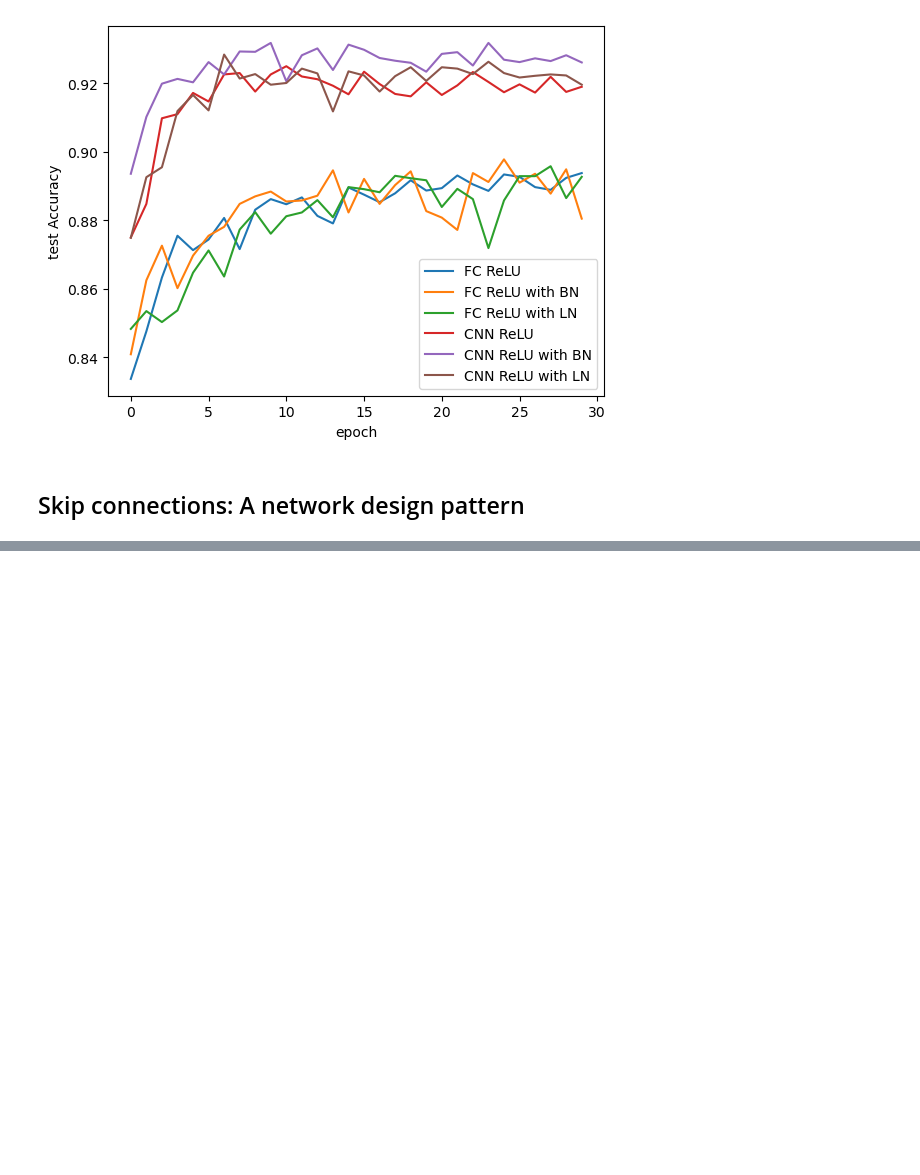
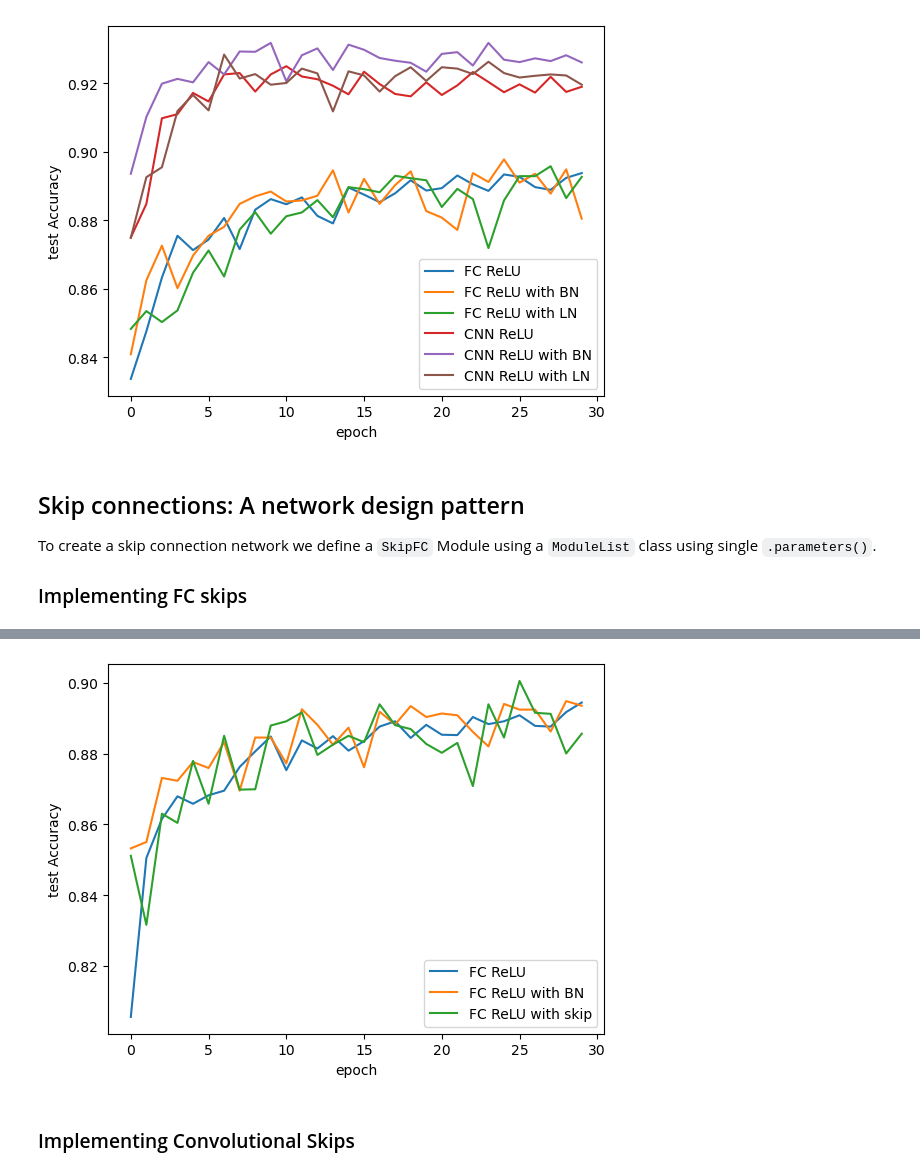
Before and after one commit to Efrazar/Bio-AI-foundations, a Jupyter notebook: Inside_Deep_Learning/06_Common_design_building_blocks.ipynb, the cells around one changed output, grey strips where cells are left out. Drawn from its saved outputs; the diff is of its cells as text; code cells hidden in the pictures; blank space fills up the shorter version.

```diff
--- a/Inside_Deep_Learning/06_Common_design_building_blocks.ipynb
+++ b/Inside_Deep_Learning/06_Common_design_building_blocks.ipynb
@@ -520,3 +518,5 @@ sns.lineplot(x='epoch', y='test Accuracy', data=cnn_ln_model_results, label='CNN
 [figure]
 # %% [markdown]
 ## Skip connections: A network design pattern
+To create a skip connection network we define a `SkipFC` Module using a `ModuleList` class using single `.parameters()`.
+### Implementing FC skips
@@ -522,0 +551,32 @@ sns.lineplot(x='epoch', y='test Accuracy', data=cnn_ln_model_results, label='CNN
+# %%
+# Define the model for the skip connection using the SipFC class and nn.Sequential
+fc_skip_model = nn.Sequential(
+    nn.Flatten(),
+    SkipFC(2, D, n),
+    SkipFC(2, n, n),
+    SkipFC(2, n, n),
+    nn.Linear(n, classes)
+)
+# %%
+# Train the skip network
+
+#  reset workers before new run
+import gc
+gc.collect()
+torch.cuda.empty_cache()  # Free any leftover VRAM from previous run
+
+torch.backends.cudnn.benchmark = False  # False for training FC
+
+fc_skip_results = train_network_EZA(fc_skip_model,
+                                    loss_function,
+                                    train_fmnist_loader,
+                                    test_loader=test_fmnist_loader,
+                                    epochs=30,
+                                    score_funcs={'Accuracy': accuracy_score},
+)
+# %%
+# plot the results and compare
+sns.lineplot(x='epoch', y='test Accuracy', data=fc_model_ReLU_results, label='FC ReLU')
+sns.lineplot(x='epoch', y='test Accuracy', data=fc_bn_model_results, label='FC ReLU with BN')
+sns.lineplot(x='epoch', y='test Accuracy', data=fc_skip_results, label='FC ReLU with skip')
+# %% [output]
@@ -522,0 +584,3 @@ sns.lineplot(x='epoch', y='test Accuracy', data=cnn_ln_model_results, label='CNN
+[figure, added]
+# %% [markdown]
+### Implementing Convolutional Skips
```
Also changed, not shown: parts of 33 cells of this notebook.
